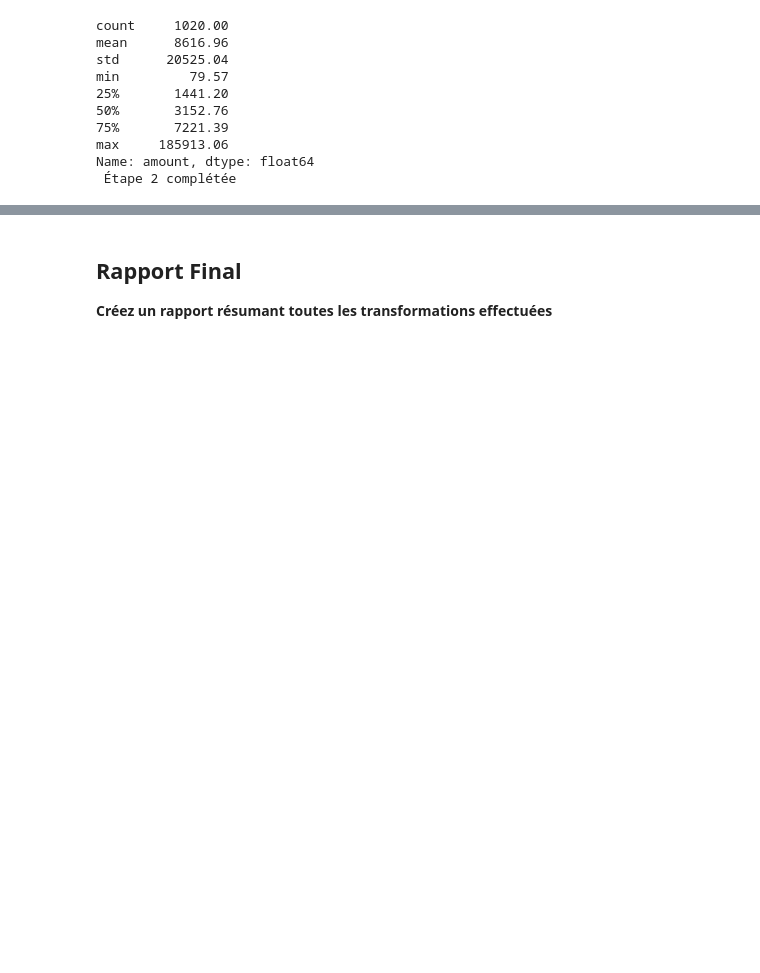
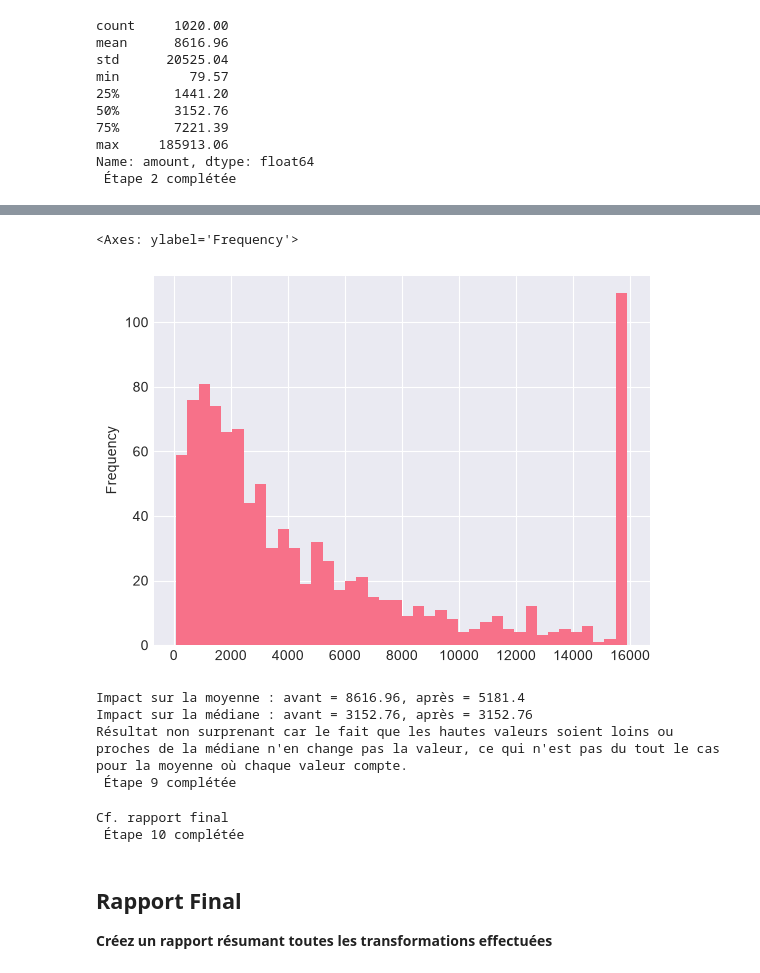
Before and after one commit to FredericPerret/Exercices, a Jupyter notebook: DataCleansing/TP3_Data_Cleansing_TP3.ipynb, the cells around one changed output, grey strips where cells are left out. Saved outputs shown, nothing was run; the diff lists cells and outputs as text; code cells hidden in the pictures; blank space fills up the shorter version.

```diff
--- a/DataCleansing/TP3_Data_Cleansing_TP3.ipynb
+++ b/DataCleansing/TP3_Data_Cleansing_TP3.ipynb
@@ -282,10 +380,35 @@ print(f" Étape 4 complétée")
+# %%
+df_clean["amount"].plot.hist(bins=40)
+# %% [output]
+<Axes: ylabel='Frequency'>
+[figure, added]
+# %%
+# ========================================
+# Étape 9: Calculer l'impact sur les statistiques (moyenne, écart-type)
+# ========================================
+
+# TODO: Écrivez votre code ici
+print(f"Impact sur la moyenne : avant = {round(df.amount.mean(),2)}, après = {round(df_clean.amount.mean(),2)}")
+print(f"Impact sur la médiane : avant = {round(df.amount.median(),2)}, après = {round(df_clean.amount.median(),2)}")
+print("Résultat non surprenant car le fait que les hautes valeurs soient loins ou proches de la médiane n'en change pas la valeur, ce qui n'est pas du tout le cas pour la moyenne où chaque valeur compte.")
+
+# Vérification
+print(f" Étape 9 complétée")
+# %% [output]
+Impact sur la moyenne : avant = 8616.96, après = 5181.4
+Impact sur la médiane : avant = 3152.76, après = 3152.76
+Résultat non surprenant car le fait que les hautes valeurs soient loins ou proches de la médiane n'en change pas la valeur, ce qui n'est pas du tout le cas pour la moyenne où chaque valeur compte.
+ Étape 9 complétée
 # %%
 # ========================================
-# Étape 5: Comparer les résultats des deux méthodes
+# Étape 10: Documenter les outliers traités dans un rapport
 # ========================================
 
 # TODO: Écrivez votre code ici
-
+print("Cf. rapport final")
 
 # Vérification
-print(f" Étape 5 complétée")
+print(f" Étape 10 complétée")
+# %% [output]
+Cf. rapport final
+ Étape 10 complétée
```
Also changed, not shown: parts of 18 cells of this notebook.
